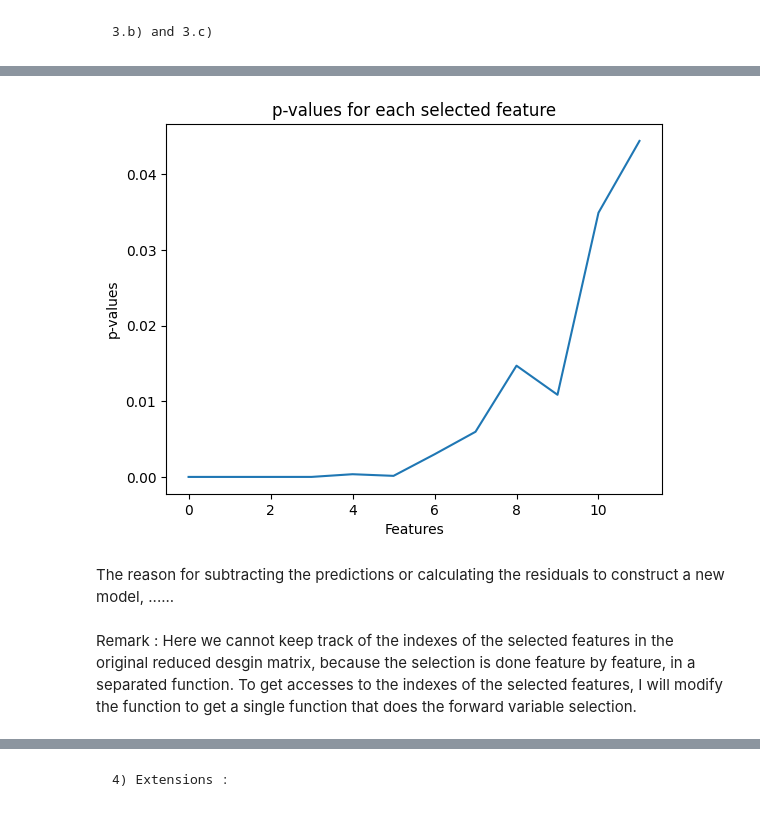
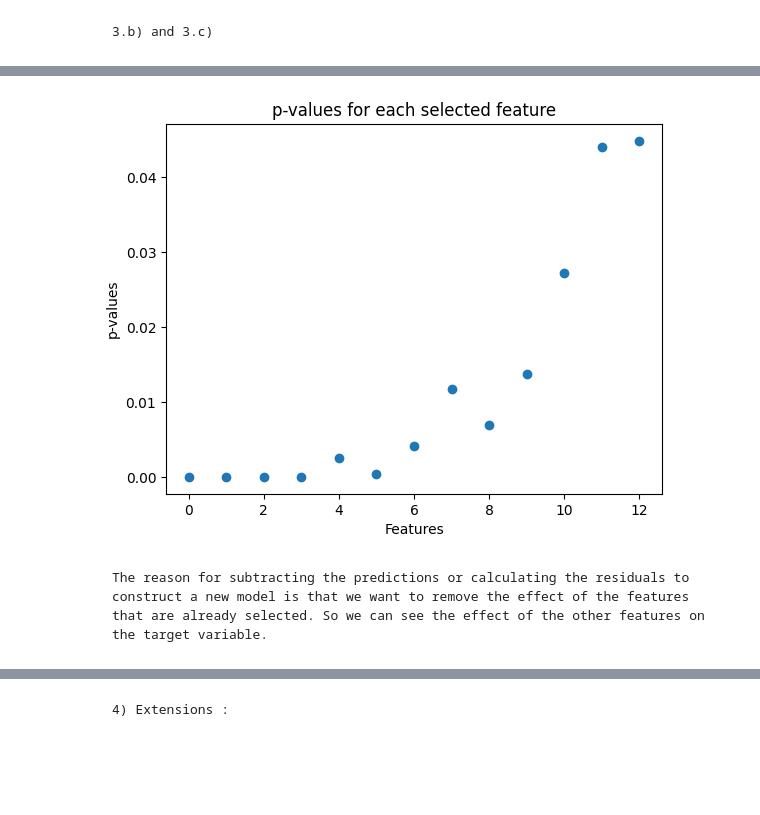
Before and after one commit to iliasslasri/basic-ML-models-Labs, a Jupyter notebook: PW2/SD-TSIA204_lab2_lasri_iliass.ipynb, the cells around one changed output, grey strips where cells are left out. Saved outputs shown, nothing was run; the diff lists cells and outputs as text; code cells hidden in the pictures; blank space fills up the shorter version.

Commit message:
Practical work done

```diff
--- a/PW2/SD-TSIA204_lab2_lasri_iliass.ipynb
+++ b/PW2/SD-TSIA204_lab2_lasri_iliass.ipynb
@@ -205,24 +203,37 @@ def forward_variable_selection(X, y):
 
     returns: list of selected features, list of corresponding p-values
     """
-    p_values = []
+    minp_values = []
+    i = 0
     selected_features = []
+    residuals = y
+    order_of_selected_features = []
     while True:
-        index, min_p_value, theta = fit_p_models(X, y)
-
-        if min_p_value < 0.05:
+        p_values, index, min_p_value, theta = fit_p_models(X, residuals, order_of_selected_features)
+        if (i<2):
+            # plotting the p-values in the first 5 iterations in the same plot
+            #plt.scatter(np.arange(len(p_values[:50])), p_values[:50], label='Iteration '+str(i+1))
+            plt.plot(np.arange(len(p_values[:50])), p_values[:50], label='Iteration '+str(i+1))
+            plt.xlabel('Features')
+            plt.ylabel('p-values')
+            plt.legend()
+            plt.title('p-values in the first 2 iterations, just the first 50 features')
+            i += 1
+        if (min_p_value < 0.05):
             selected_features.append(X[:, index])
-            p_values.append(min_p_value)
-            y = y - X[:, index].reshape(-1, 1) * theta
+            minp_values.append(min_p_value)
+            residuals = residuals -  ( X[:, index].reshape(-1, 1) * theta )
+            order_of_selected_features.append(index)
         else:
             break
-
-    return selected_features, p_values
+    return selected_features, minp_values, order_of_selected_features
 
 X_train_new = X_train.copy()
 y_train_new = y_train.copy()
-selected_features, p_values = forward_variable_selection(X_train_new, y_train_new)
+selected_features, minp_values, order_of_selection = forward_variable_selection(X_train_new, y_train_new)
 
 print('The  number of selected features is: ', len(selected_features))
-print('Some of the p-values are: ', p_values[:5])
+print('Some of the p-values are: ', minp_values)
+print('The order of selection of the features is: ', order_of_selection)
+plt.show()
 # %% [output]
@@ -231,13 +247,11 @@ Some of the p-values are:  [0.0, 0.0, 6.512230754651682e-09, 2.135798870650518e-
 # %%
 # plotting the first p-values
-plt.plot(p_values)
+plt.scatter(np.arange(len(minp_values)),minp_values)
 plt.xlabel('Features')
 plt.ylabel('p-values')
 plt.title('p-values for each selected feature')
 plt.show()
 # %% [output]
-[figure, old version]
+[figure, new version]
 # %% [markdown]
-The reason for subtracting the predictions or calculating the residuals to construct a new model, ......
+    The reason for subtracting the predictions or calculating the residuals to construct a new model is that we want to remove the effect of the features that are already selected. So we can see the effect of the other features on the target variable.
-# %% [markdown]
-Remark : Here we cannot keep track of the indexes of the selected features in the original reduced desgin matrix, because the selection is done feature by feature, in a separated function. To get accesses to the indexes of the selected features, I will modify the function to get a single function that does the forward variable selection.
```
Also changed, not shown: parts of 20 cells of this notebook.
